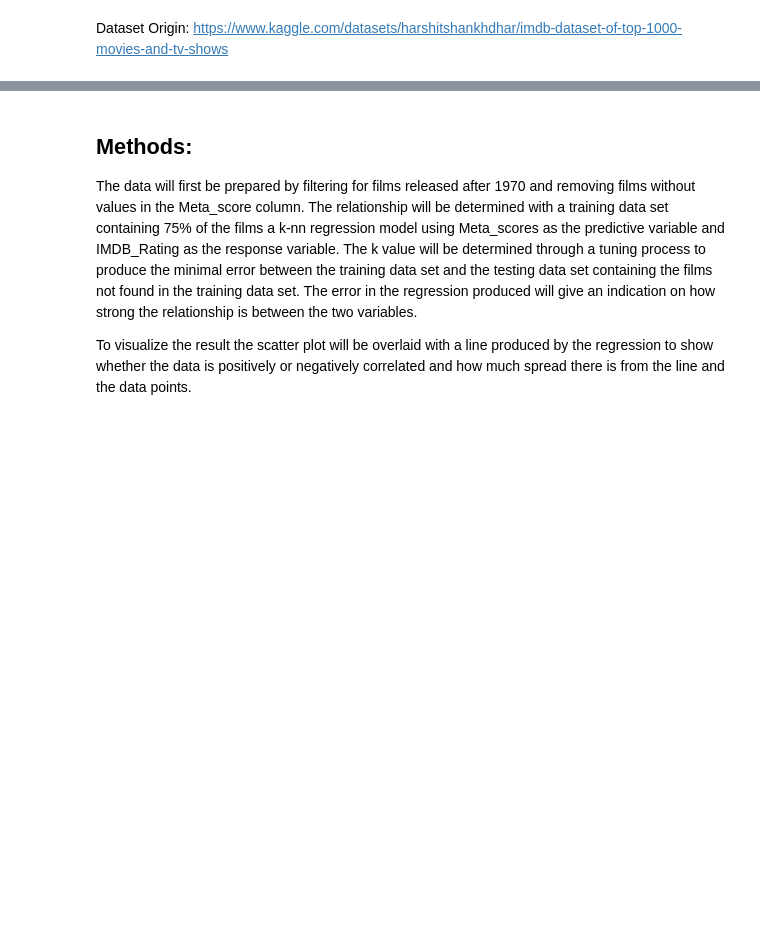
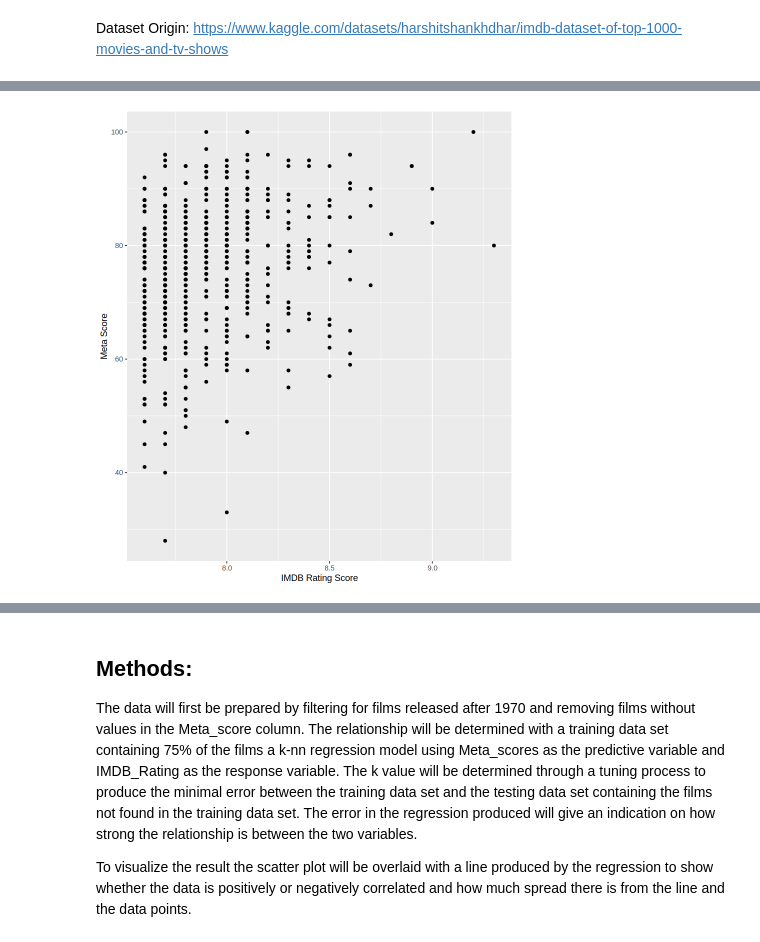
Before and after one commit to anh-dong/dsci-100-2023w1-group-33, a Jupyter notebook: Report.ipynb, the cells around one changed output, grey strips where cells are left out. Cells and saved outputs as stored; diff of their text form; code cells hidden in the pictures; blank space fills up the shorter version.

```diff
--- a/Report.ipynb
+++ b/Report.ipynb
@@ -38,5 +48,17 @@ movies <- read_csv(url) |>
 ### Training data
 set.seed(1234)
 
-movies_training <- initial_split(movies, prop = 0.75, strata = Meta_score) |>
-    training()
+movies_split <- initial_split(movies, prop = 0.75, strata = Meta_score)
+movies_training <- training(movies_split)
+movies_testing <- testing(movies_split)
+# %%
+options(repr.plot.height = 8, repr.plot.width = 7)
+
+# your code here
+movies_eda <- movies_training |>
+ggplot(aes(x=IMDB_Rating , y=Meta_score)) +
+geom_point()+
+xlab("IMDB Rating Score")+
+ylab("Meta Score")
+movies_eda
+# %% [output]
@@ -42,0 +67 @@ movies_training <- initial_split(movies, prop = 0.75, strata = Meta_score) |>
+[figure, added]
```
Also changed, not shown: parts of 7 cells of this notebook, 2 other files.
